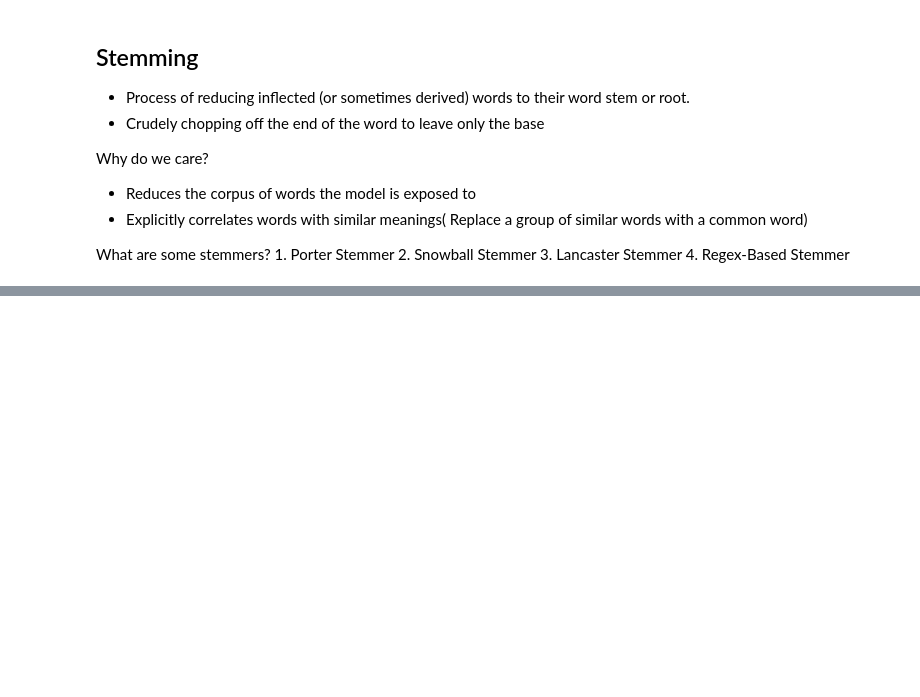
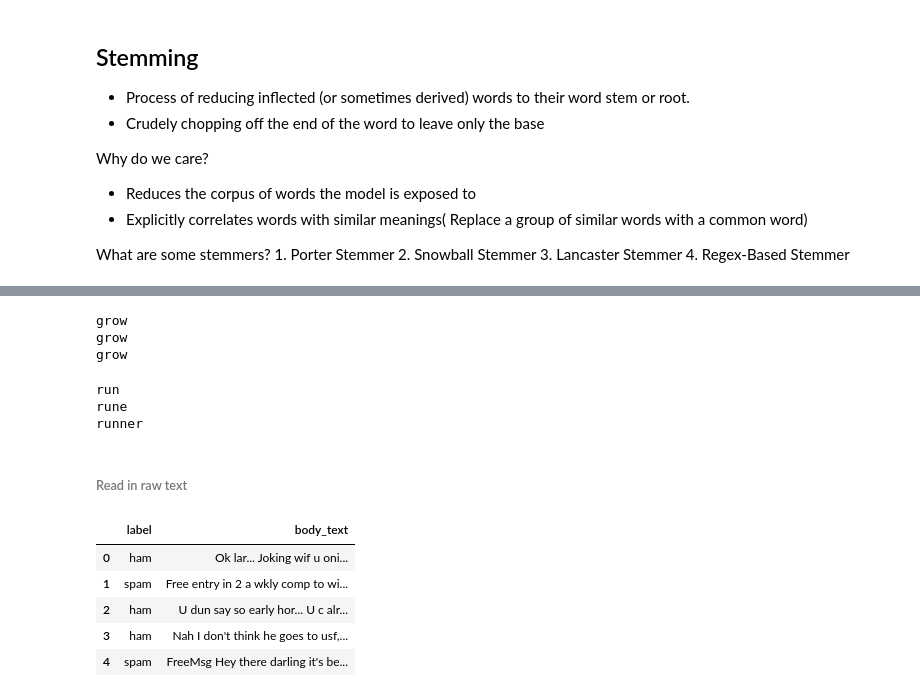
Before and after one commit to panchu93/ML, a Jupyter notebook: handsOn/NLP/NLP-Basics-checkpoint.ipynb, the cells around one changed output, grey strips where cells are left out. Cells and saved outputs as stored; diff of their text form; code cells hidden in the pictures; blank space fills up the shorter version.

```diff
--- a/handsOn/NLP/NLP-Basics-checkpoint.ipynb
+++ b/handsOn/NLP/NLP-Basics-checkpoint.ipynb
@@ -486,0 +517,37 @@ What are some stemmers?
+# %%
+print(ps.stem('grows'))
+print(ps.stem('growing'))
+print(ps.stem('grow'))
+# %% [output]
+grow
+grow
+grow
+# %%
+print(ps.stem('run'))
+print(ps.stem('runing'))
+print(ps.stem('runner'))
+# %% [output]
+run
+rune
+runner
+# %% [markdown]
+###### Read in raw text
+# %%
+import pandas as pd
+import re
+import string
+pd.set_option('display.max_colwidth', 100)
+
+stopwords = nltk.corpus.stopwords.words('english')
+
+data = pd.read_csv('smsspamcollection/SMSSpamCollection', sep='\t')
+data.columns = ['label', 'body_text']
+
+data.head()
+# %% [output]
+|  | label | body_text |
+| 0 | ham | Ok lar... Joking wif u oni... |
+| 1 | spam | Free entry in 2 a wkly comp to wi... |
+| 2 | ham | U dun say so early hor... U c alr... |
+| 3 | ham | Nah I don't think he goes to usf,... |
+| 4 | spam | FreeMsg Hey there darling it's be... |
```
Also changed, not shown: parts of 9 cells of this notebook.
